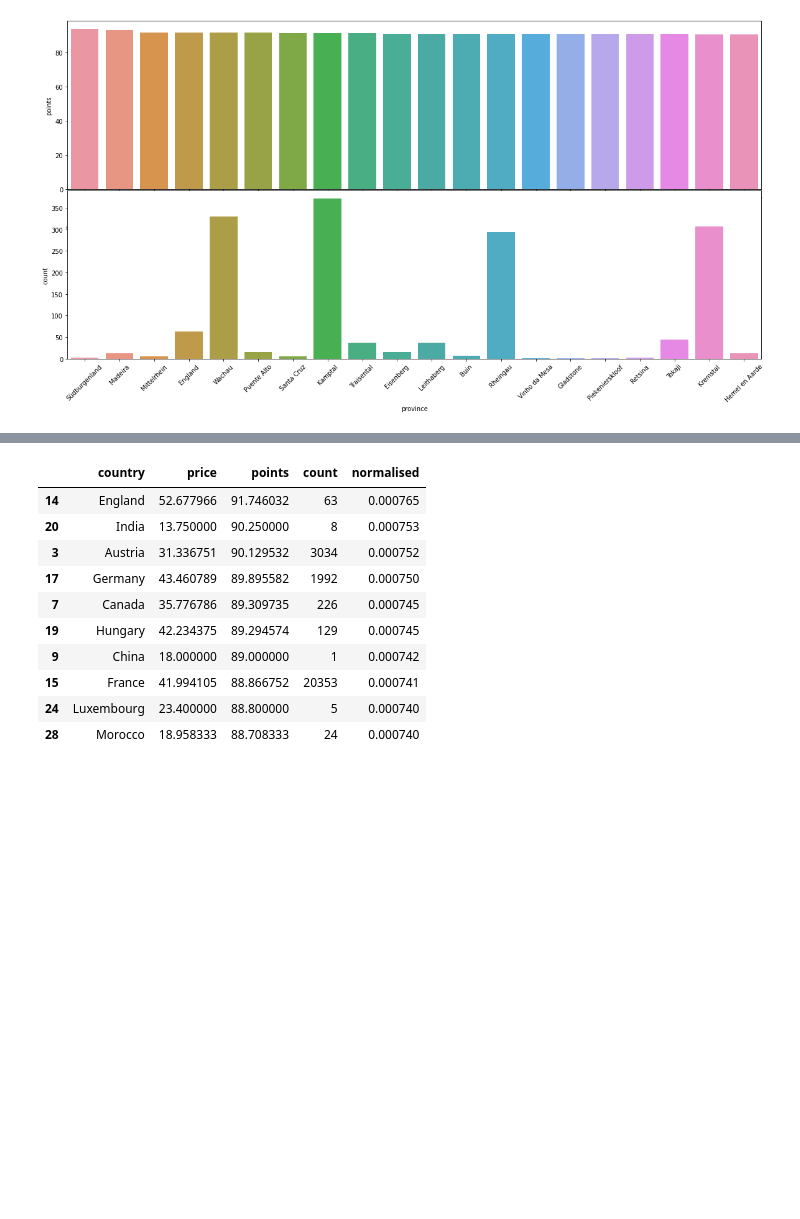
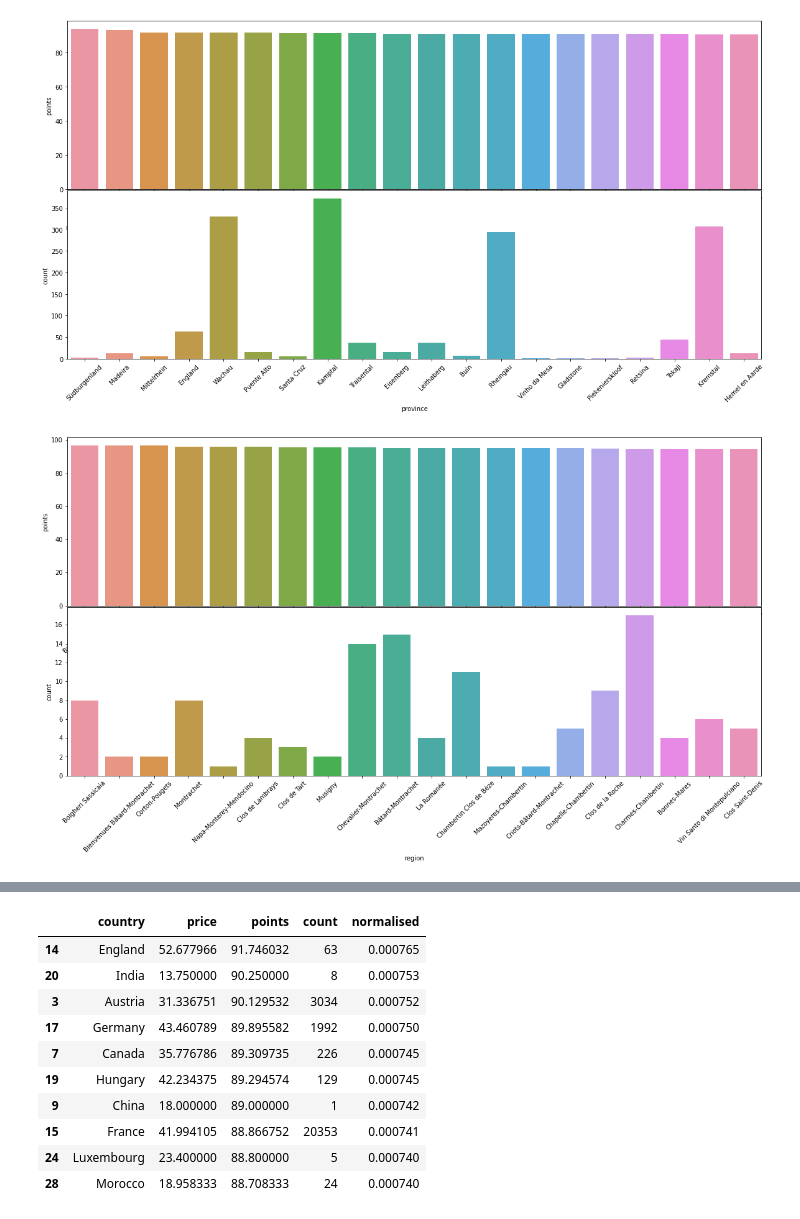
Before and after one commit to jbmarcelino1/WinePredictor, a Jupyter notebook: notebooks/Untitled.ipynb, the cells around one changed output, grey strips where cells are left out. Drawn from its saved outputs; the diff is of its cells as text; code cells hidden in the pictures; blank space fills up the shorter version.

```diff
--- a/notebooks/Untitled.ipynb
+++ b/notebooks/Untitled.ipynb
@@ -254,3 +275,7 @@ create_bar_chart('province','price',province)
 create_bar_chart('province','points',province)
 # %% [output]
 [figure]
+# %%
+create_bar_chart('region','points',region)
+# %% [output]
+[figure, added]
```
Also changed, not shown: parts of 36 cells of this notebook.
